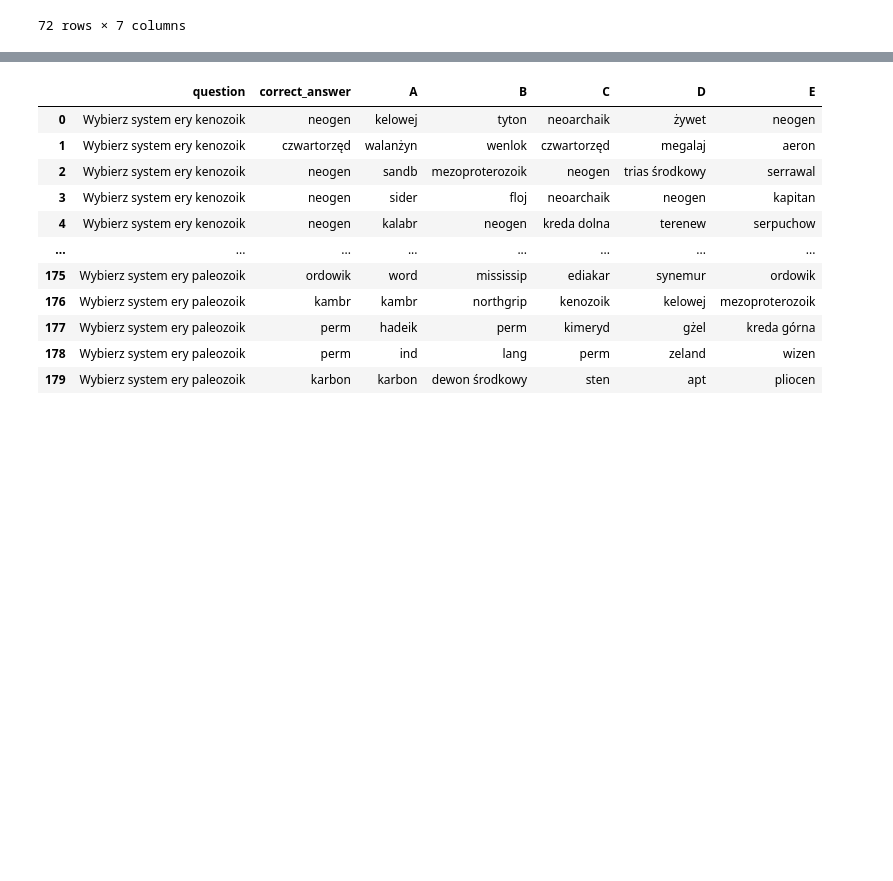
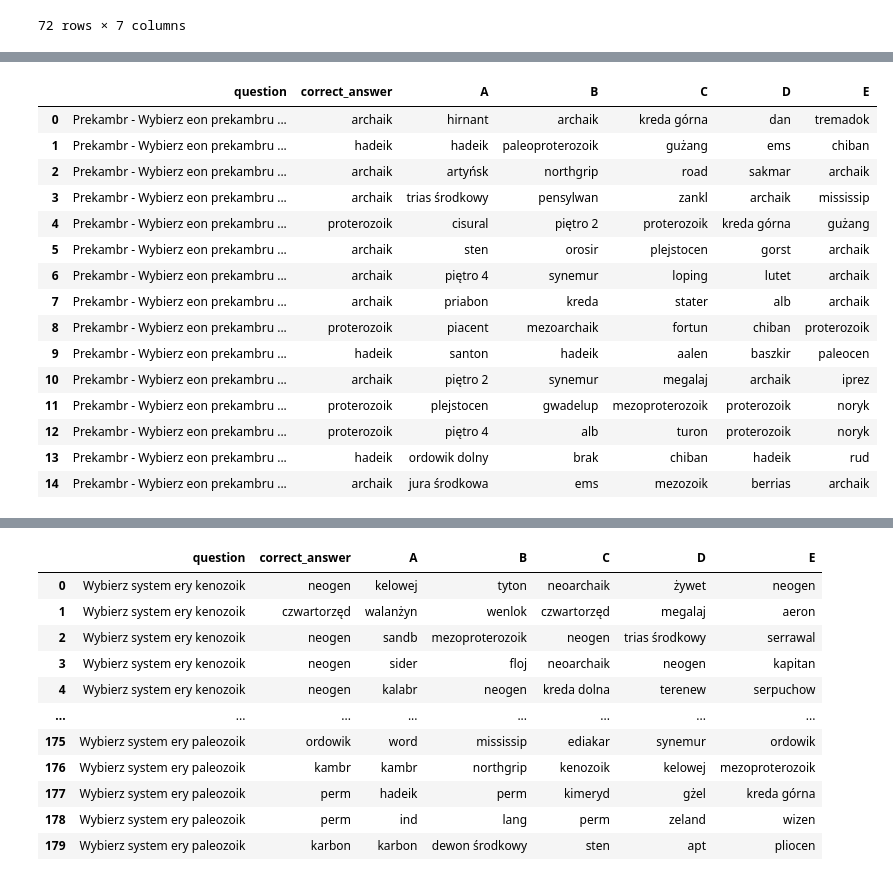
Before and after one commit to wiktorpiela/wucziapping, a Jupyter notebook: backend/question_builder/testing.ipynb, the cells around one changed output, grey strips where cells are left out. Saved outputs shown, nothing was run; the diff lists cells and outputs as text; code cells hidden in the pictures; blank space fills up the shorter version.

Commit message:
prepare_multi - new method for class question builder added

```diff
--- a/backend/question_builder/testing.ipynb
+++ b/backend/question_builder/testing.ipynb
@@ -109,0 +248,3 @@ df_easy
+# %%
+c = (True, True, 5, "Jednostka nieformalna", "Eon", "Prekambr - Wybierz eon prekambru")
+df1 = test.prepare_single(c[0], c[1], c[2], c[3], c[4], c[5])
@@ -109,0 +269,19 @@ df_easy
+# %%
+df1
+# %% [output]
+|  | question | correct_answer | A | B | C | D | E |
+| 0 | Prekambr - Wybierz eon prekambru ... | archaik | hirnant | archaik | kreda górna | dan | tremadok |
+| 1 | Prekambr - Wybierz eon prekambru ... | hadeik | hadeik | paleoproterozoik | gużang | ems | chiban |
+| 2 | Prekambr - Wybierz eon prekambru ... | archaik | artyńsk | northgrip | road | sakmar | archaik |
+| 3 | Prekambr - Wybierz eon prekambru ... | archaik | trias środkowy | pensylwan | zankl | archaik | mississip |
+| 4 | Prekambr - Wybierz eon prekambru ... | proterozoik | cisural | piętro 2 | proterozoik | kreda górna | gużang |
+| 5 | Prekambr - Wybierz eon prekambru ... | archaik | sten | orosir | plejstocen | gorst | archaik |
+| 6 | Prekambr - Wybierz eon prekambru ... | archaik | piętro 4 | synemur | loping | lutet | archaik |
+| 7 | Prekambr - Wybierz eon prekambru ... | archaik | priabon | kreda | stater | alb | archaik |
+| 8 | Prekambr - Wybierz eon prekambru ... | proterozoik | piacent | mezoarchaik | fortun | chiban | proterozoik |
+| 9 | Prekambr - Wybierz eon prekambru ... | hadeik | santon | hadeik | aalen | baszkir | paleocen |
+| 10 | Prekambr - Wybierz eon prekambru ... | archaik | piętro 2 | synemur | megalaj | archaik | iprez |
+| 11 | Prekambr - Wybierz eon prekambru ... | proterozoik | plejstocen | gwadelup | mezoproterozoik | proterozoik | noryk |
+| 12 | Prekambr - Wybierz eon prekambru ... | proterozoik | piętro 4 | alb | turon | proterozoik | noryk |
+| 13 | Prekambr - Wybierz eon prekambru ... | hadeik | ordowik dolny | brak | chiban | hadeik | rud |
+| 14 | Prekambr - Wybierz eon prekambru ... | archaik | jura środkowa | ems | mezozoik | berrias | archaik |
```
Also changed, not shown: parts of 13 cells of this notebook, 1 other file.
